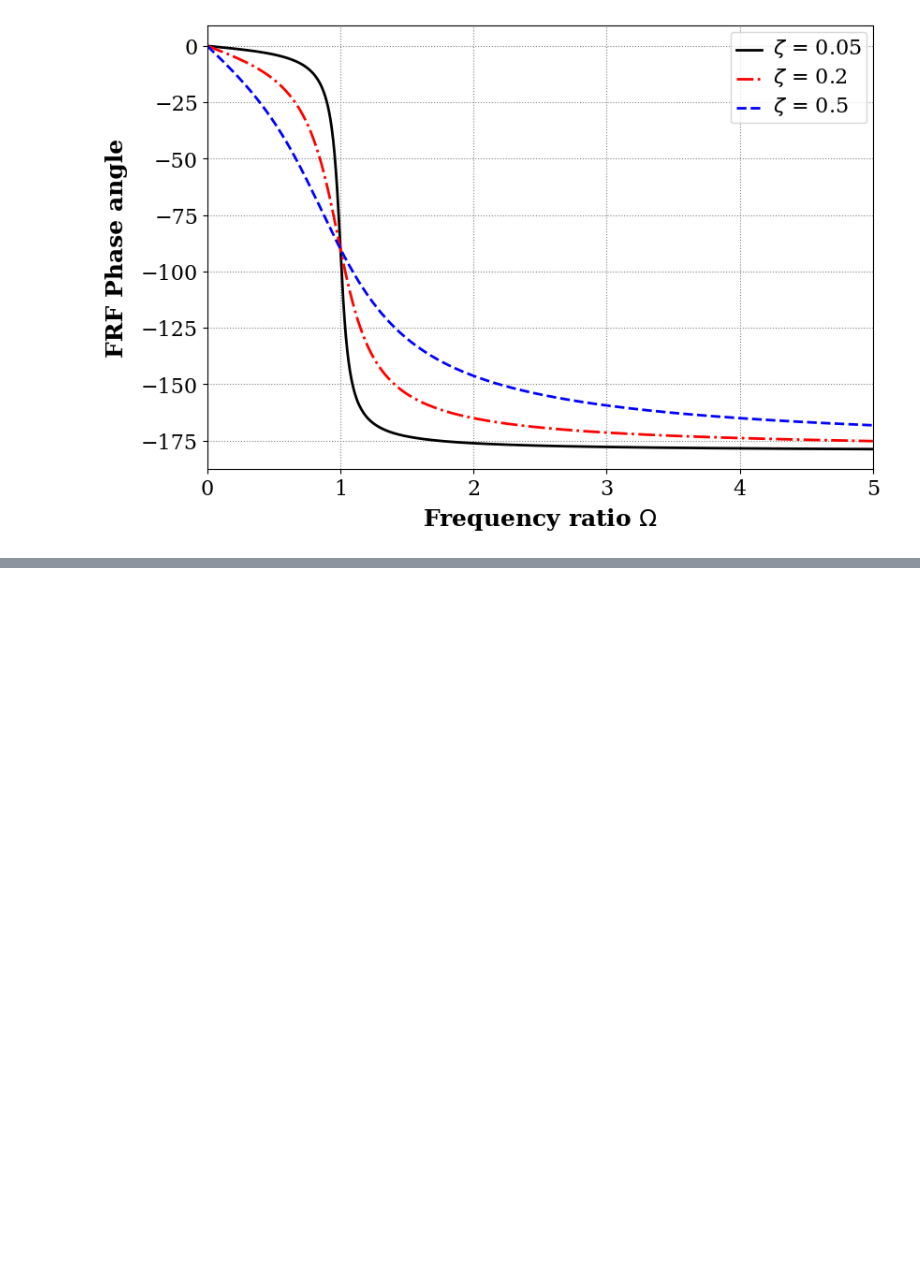
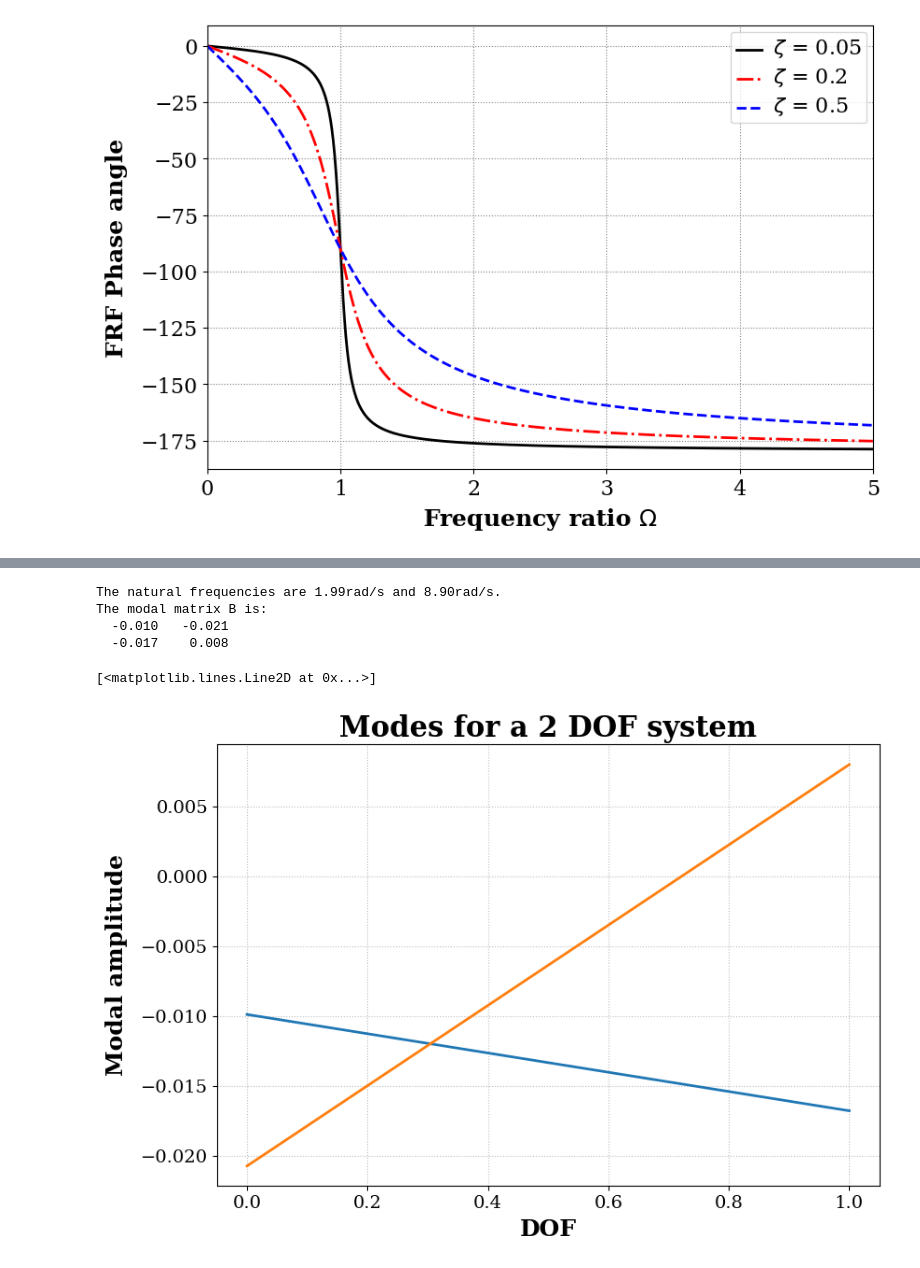
Before and after one commit to emiliomg0712/PIA_aeroelasticidad, a Jupyter notebook: PIA_aeroelasticidad.ipynb, the cells around one changed output, grey strips where cells are left out. Drawn from its saved outputs; the diff is of its cells as text; code cells hidden in the pictures; blank space fills up the shorter version.

```diff
--- a/PIA_aeroelasticidad.ipynb
+++ b/PIA_aeroelasticidad.ipynb
@@ -349,0 +612,71 @@ plt.setp(ltext,family='Serif',fontsize=16)
+# %%
+# Define the system parameters
+
+# unloaded
+m = mass_tot                 # kg
+J = 2900                # kg
+k1 = 94*(1000)                  # N/m
+k2 = 30*(1000)                  # N/m
+L1 = 1.4
+L2 = 2.1
+
+# Define the mass, stiffness and damping matrices
+M = np.asarray([[m, 0],
+                [0,  J]])
+
+K = np.asarray([[k1 + k2, -(k1* L1 - k2*L2)],
+                [-(k1* L1 - k2*L2),      (k1* L1**2 - k2*L2**2)]])
+
+omega_square, Modal_B = linalg.eigh(K, M)
+# The linalg.eigh function returns two arrays, one of the eigenvalues and one of the eigenvectors.
+# The eigenvalues are the square of the two natural frequencies.
+# The eigenvectors are returned mass normalised.
+
+print('The natural frequencies are {:.2f}rad/s and {:.2f}rad/s.'.format(np.sqrt(omega_square[0]), np.sqrt(omega_square[1])))
+
+print('The modal matrix B is:')
+def printArray(Modal_B):
+    for row in Modal_B:
+        for col in row:
+            print("{:8.3f}".format(col), end=" ")
+        print("")
+printArray(Modal_B)
+# %% [output]
+The natural frequencies are 1.99rad/s and 8.90rad/s.
+The modal matrix B is:
+  -0.010   -0.021
+  -0.017    0.008
+# %%
+# Plot the modes
+
+# Set format for figure and plot the results
+
+# Set the plot size
+fig = plt.figure(figsize=(9, 6))
+ax = plt.gca()
+plt.subplots_adjust(bottom=0.17, left=0.17, top=0.96, right=0.96)
+
+# Modify the axis units
+plt.setp(ax.get_ymajorticklabels(),family='serif',fontsize=14)
+plt.setp(ax.get_xmajorticklabels(),family='serif',fontsize=14)
+
+ax.xaxis.set_ticks_position('bottom')
+ax.yaxis.set_ticks_position('left')
+
+# Activate and edit the grid
+ax.grid(True,linestyle=':',color='0.75')
+ax.set_axisbelow(True)
+
+# Define the X and Y axis labels
+plt.xlabel('DOF', family='serif', fontsize=18, weight='bold', labelpad=5)
+plt.ylabel('Modal amplitude', family='serif', fontsize=18, weight='bold', labelpad=10)
+plt.title("Modes for a 2 DOF system",  family='serif', fontsize=22, weight='bold')
+
+# Plot the response of DOF 1 and 2
+plt.plot(Modal_B[:,0],linewidth=2,label=r'Mode 1')
+plt.plot(Modal_B[:,1],linewidth=2,label=r'Mode 2')
+
+# uncomment below and set limits if needed
+# %% [output]
+[<matplotlib.lines.Line2D at 0x...>]
+[figure, added]
```
Also changed, not shown: parts of 22 cells of this notebook, 5 other files.
